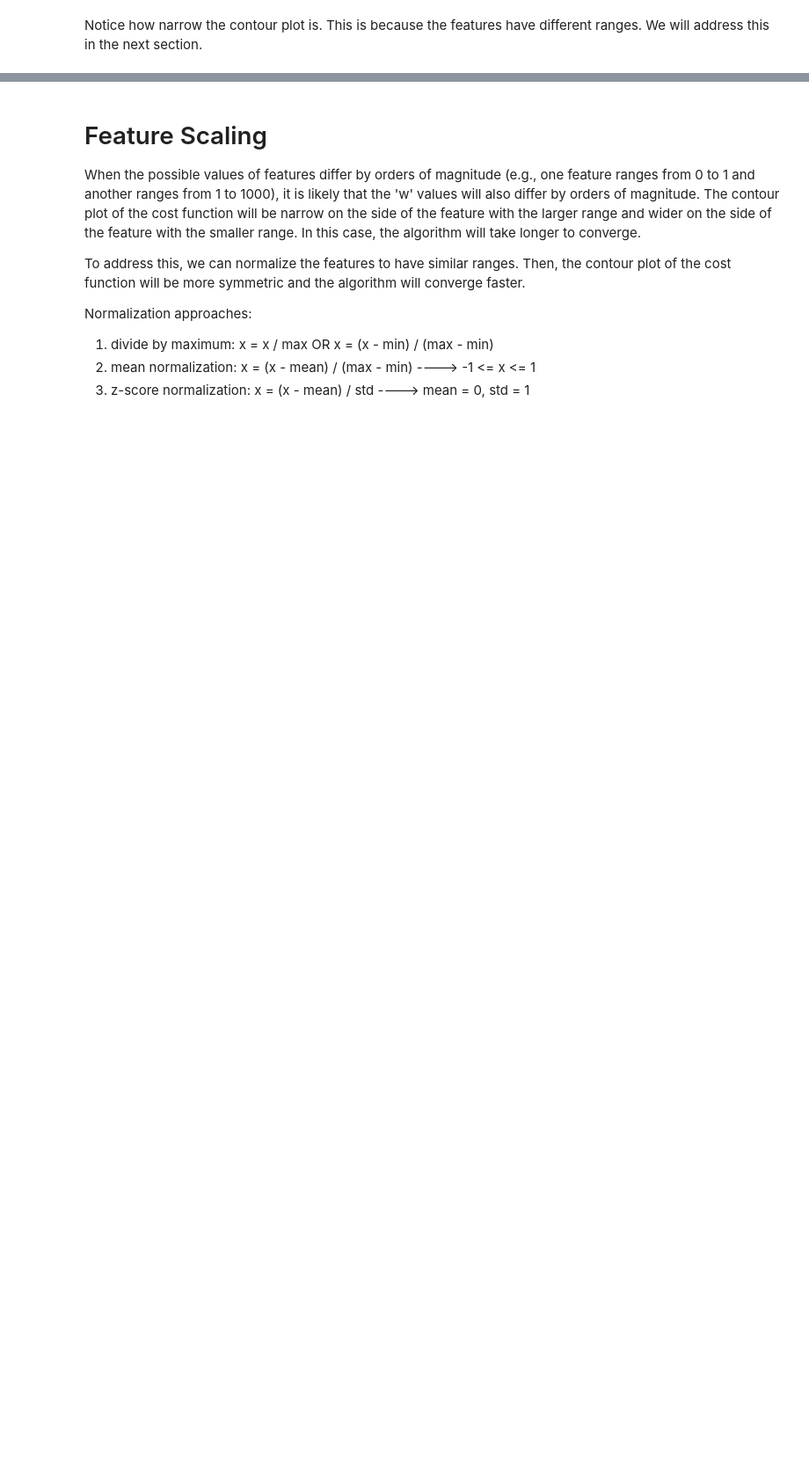
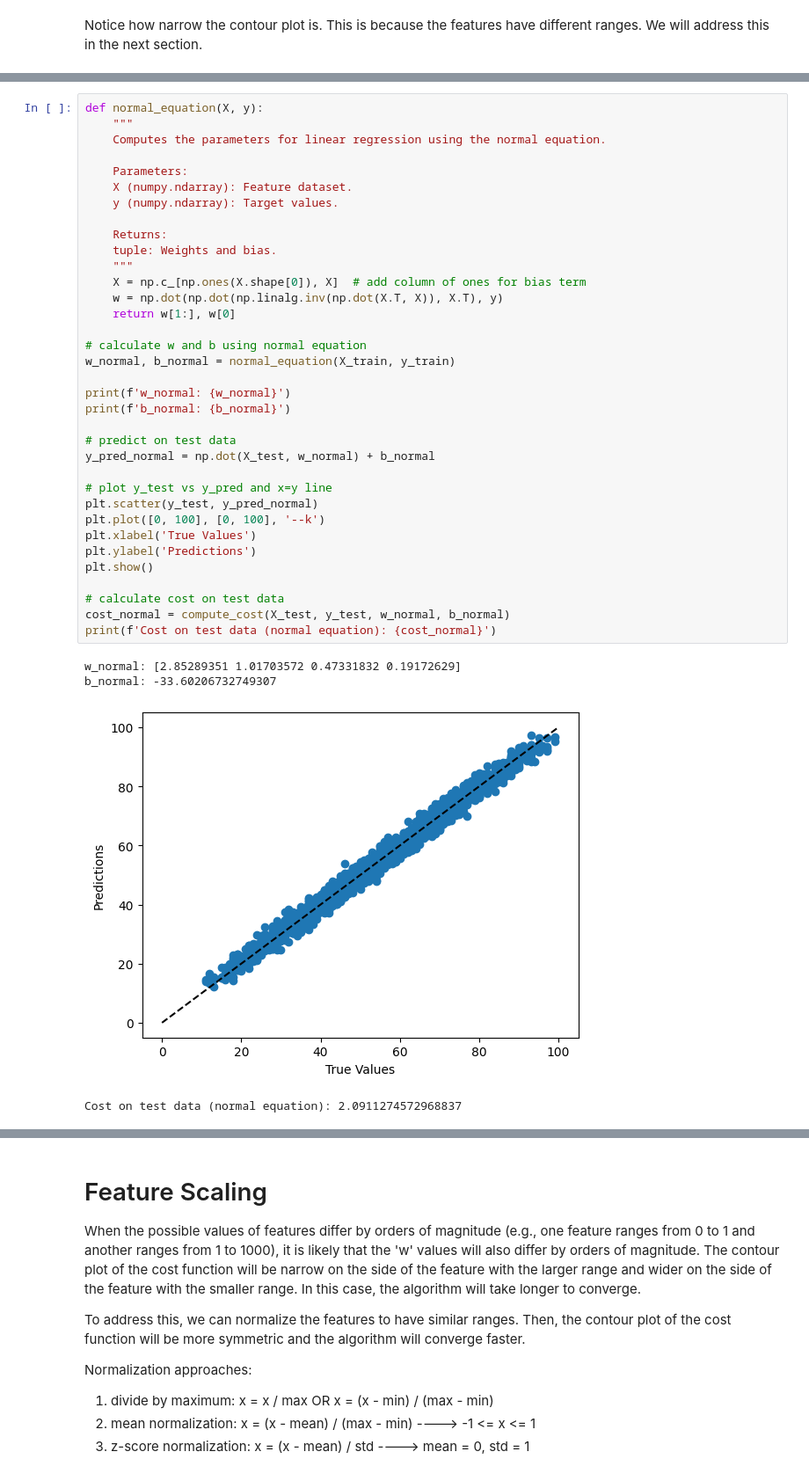
Before and after one commit to MohadesehHakimi/intro-to-machine-learning, a Jupyter notebook: Supervised Machine Learning: Regression and Classification /week2.ipynb, the cells around one changed output, grey strips where cells are left out. Shown: that part at 88% size. Cells and saved outputs as stored; diff of their text form; blank space fills up the shorter version.

```diff
--- a/Supervised Machine Learning: Regression and Classification /week2.ipynb
+++ b/Supervised Machine Learning: Regression and Classification /week2.ipynb
@@ -158,0 +254,40 @@ We will address this in the next section.
+# %%
+def normal_equation(X, y):
+    """
+    Computes the parameters for linear regression using the normal equation.
+
+    Parameters:
+    X (numpy.ndarray): Feature dataset.
+    y (numpy.ndarray): Target values.
+
+    Returns:
+    tuple: Weights and bias.
+    """
+    X = np.c_[np.ones(X.shape[0]), X]  # add column of ones for bias term
+    w = np.dot(np.dot(np.linalg.inv(np.dot(X.T, X)), X.T), y)
+    return w[1:], w[0]
+
+# calculate w and b using normal equation
+w_normal, b_normal = normal_equation(X_train, y_train)
+
+print(f'w_normal: {w_normal}')
+print(f'b_normal: {b_normal}')
+
+# predict on test data
+y_pred_normal = np.dot(X_test, w_normal) + b_normal
+
+# plot y_test vs y_pred and x=y line
+plt.scatter(y_test, y_pred_normal)
+plt.plot([0, 100], [0, 100], '--k')
+plt.xlabel('True Values')
+plt.ylabel('Predictions')
+plt.show()
+
+# calculate cost on test data
+cost_normal = compute_cost(X_test, y_test, w_normal, b_normal)
+print(f'Cost on test data (normal equation): {cost_normal}')
+# %% [output]
+w_normal: [2.85289351 1.01703572 0.47331832 0.19172629]
+b_normal: -33.60206732749307
+[figure, added]
+Cost on test data (normal equation): 2.0911274572968837
```
Also changed, not shown: parts of 18 cells of this notebook, 2 other files.
